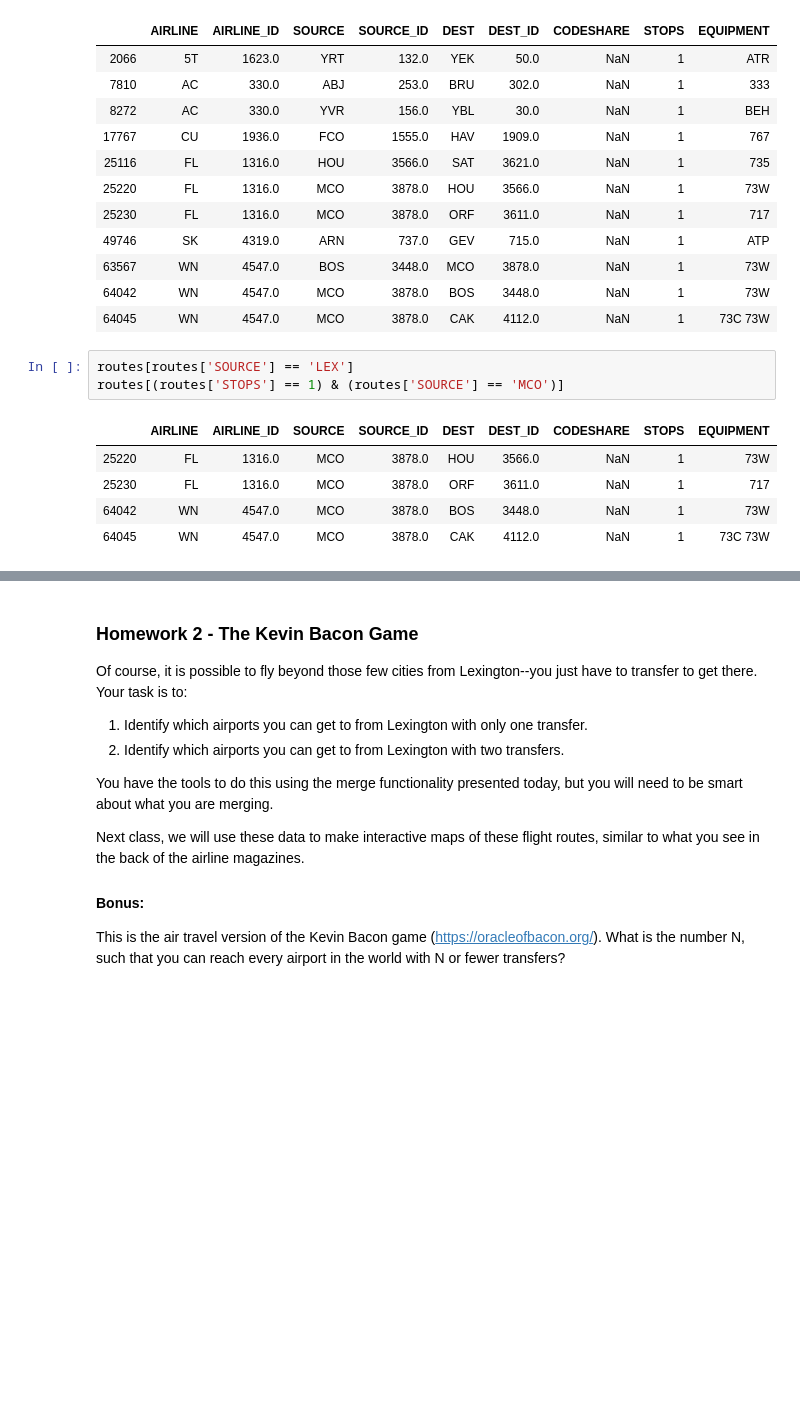
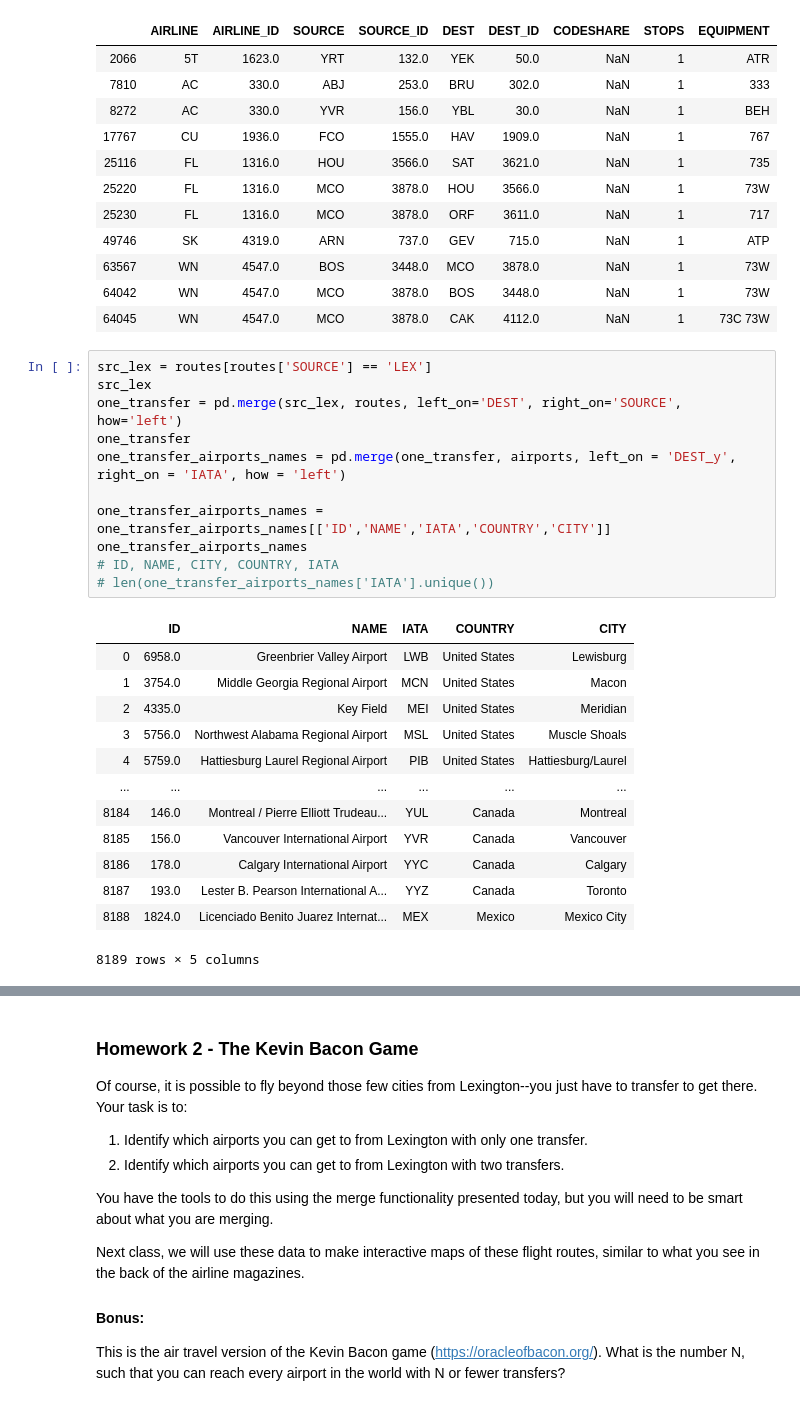
Before and after one commit to abs8090/ce599, a Jupyter notebook: 07-Merging/open-flights-tutorial.ipynb, the cells around one changed output, grey strips where cells are left out. Saved outputs shown, nothing was run; the diff lists cells and outputs as text; blank space fills up the shorter version.

```diff
--- a/07-Merging/open-flights-tutorial.ipynb
+++ b/07-Merging/open-flights-tutorial.ipynb
@@ -495,12 +495,28 @@ routes[routes['STOPS'] > 0]
 | 63567 | WN | 4547.0 | BOS | 3448.0 | MCO | 3878.0 | NaN | 1 | 73W |
 | 64042 | WN | 4547.0 | MCO | 3878.0 | BOS | 3448.0 | NaN | 1 | 73W |
 | 64045 | WN | 4547.0 | MCO | 3878.0 | CAK | 4112.0 | NaN | 1 | 73C 73W |
-# %%
-routes[routes['SOURCE'] == 'LEX']
-routes[(routes['STOPS'] == 1) & (routes['SOURCE'] == 'MCO')]
-# %% [output]
-|  | AIRLINE | AIRLINE_ID | SOURCE | SOURCE_ID | DEST | DEST_ID | CODESHARE | STOPS | EQUIPMENT |
-| 25220 | FL | 1316.0 | MCO | 3878.0 | HOU | 3566.0 | NaN | 1 | 73W |
-| 25230 | FL | 1316.0 | MCO | 3878.0 | ORF | 3611.0 | NaN | 1 | 717 |
-| 64042 | WN | 4547.0 | MCO | 3878.0 | BOS | 3448.0 | NaN | 1 | 73W |
-| 64045 | WN | 4547.0 | MCO | 3878.0 | CAK | 4112.0 | NaN | 1 | 73C 73W |
+# %%
+src_lex = routes[routes['SOURCE'] == 'LEX']
+src_lex
+one_transfer = pd.merge(src_lex, routes, left_on='DEST', right_on='SOURCE', how='left')
+one_transfer
+one_transfer_airports_names = pd.merge(one_transfer, airports, left_on = 'DEST_y', right_on = 'IATA', how = 'left')
+
+one_transfer_airports_names = one_transfer_airports_names[['ID','NAME','IATA','COUNTRY','CITY']]
+one_transfer_airports_names
+# ID, NAME, CITY, COUNTRY, IATA
+# len(one_transfer_airports_names['IATA'].unique())
+# %% [output]
+|  | ID | NAME | IATA | COUNTRY | CITY |
+| 0 | 6958.0 | Greenbrier Valley Airport | LWB | United States | Lewisburg |
+| 1 | 3754.0 | Middle Georgia Regional Airport | MCN | United States | Macon |
+| 2 | 4335.0 | Key Field | MEI | United States | Meridian |
+| 3 | 5756.0 | Northwest Alabama Regional Airport | MSL | United States | Muscle Shoals |
+| 4 | 5759.0 | Hattiesburg Laurel Regional Airport | PIB | United States | Hattiesburg/Laurel |
+| ... | ... | ... | ... | ... | ... |
+| 8184 | 146.0 | Montreal / Pierre Elliott Trudeau... | YUL | Canada | Montreal |
+| 8185 | 156.0 | Vancouver International Airport | YVR | Canada | Vancouver |
+| 8186 | 178.0 | Calgary International Airport | YYC | Canada | Calgary |
+| 8187 | 193.0 | Lester B. Pearson International A... | YYZ | Canada | Toronto |
+| 8188 | 1824.0 | Licenciado Benito Juarez Internat... | MEX | Mexico | Mexico City |
+8189 rows × 5 columns
```
Also changed, not shown: parts of 2 cells of this notebook, 1 other file.
